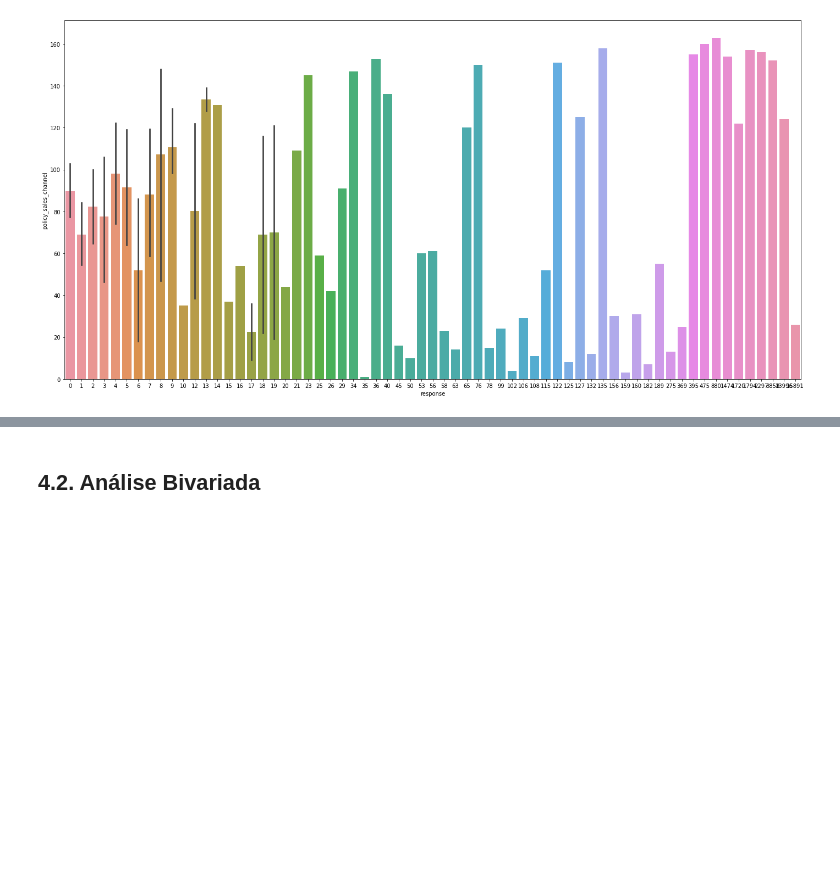
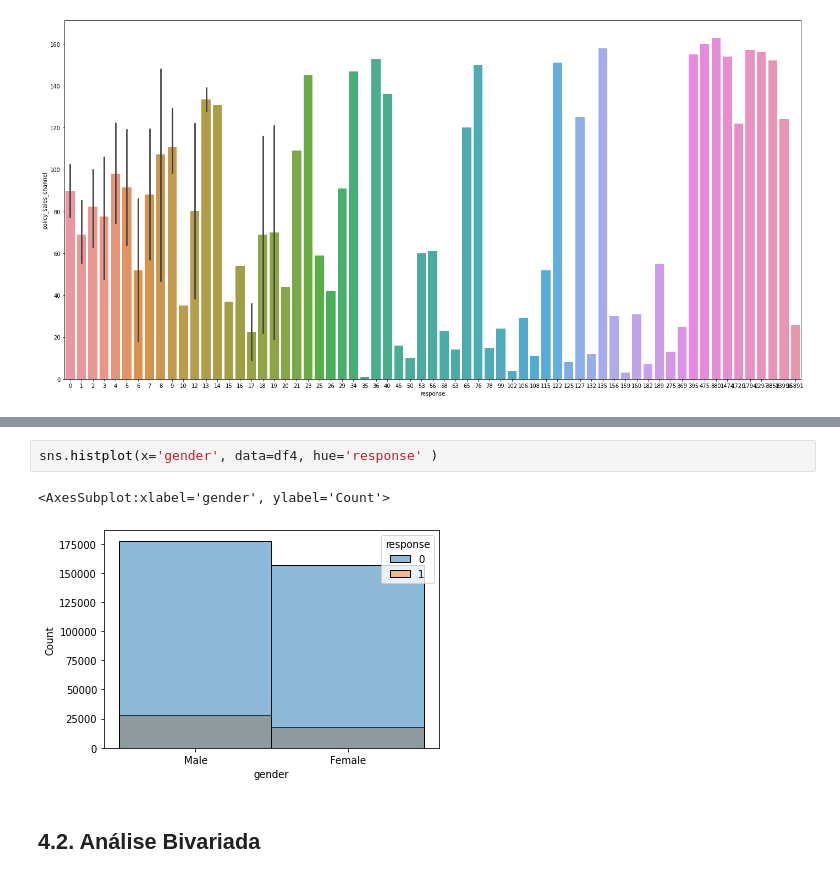
Before and after one commit to laurivansareta/Health-Insurance-Ranking, a Jupyter notebook: notebooks/1.0.ls_health_insurance_cross_sell.ipynb, the cells around one changed output, grey strips where cells are left out. Cells and saved outputs as stored; diff of their text form; blank space fills up the shorter version.

```diff
--- a/notebooks/1.0.ls_health_insurance_cross_sell.ipynb
+++ b/notebooks/1.0.ls_health_insurance_cross_sell.ipynb
@@ -282,3 +302,8 @@ sns.histplot( aux01 )
+# %%
+sns.histplot(x='gender', data=df4, hue='response' )
+# %% [output]
+<AxesSubplot:xlabel='gender', ylabel='Count'>
+[figure, added]
 # %% [markdown]
 ## 4.2. Análise Bivariada
 # %% [markdown]
```
Also changed, not shown: parts of 27 cells of this notebook, 2 other files.
